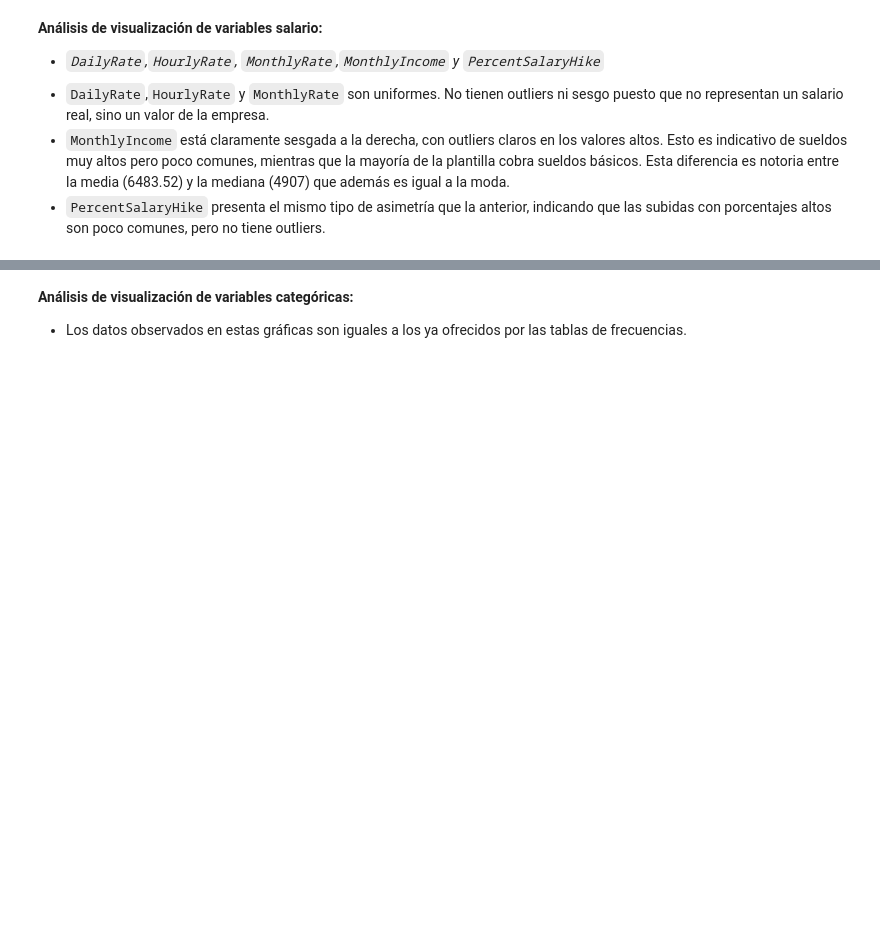
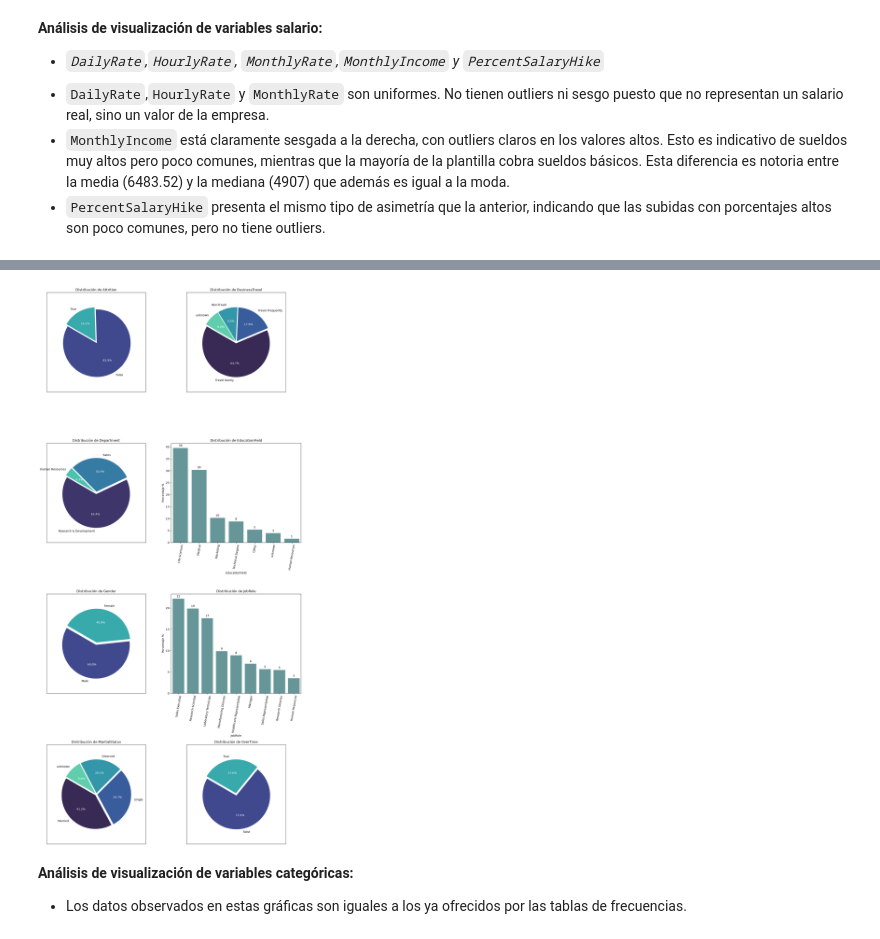
Before and after one commit to Adalab/project-da-promo-67-modulo-3-team-2, a Jupyter notebook: src/notebooks/02_Analisis.ipynb, the cells around one changed output, grey strips where cells are left out. Saved outputs shown, nothing was run; the diff lists cells and outputs as text; code cells hidden in the pictures; blank space fills up the shorter version.

Commit message:
errores menores y cambio en graficas pie y de barras

```diff
--- a/src/notebooks/02_Analisis.ipynb
+++ b/src/notebooks/02_Analisis.ipynb
@@ -533,3 +487,73 @@ plt.show()
+# %%
+n_variables = len(variables_categoricas)
+n_cols = 2
+n_rows = -(-n_variables // n_cols)  # redondeo hacia arriba
+
+fig, axes = plt.subplots(nrows=n_rows, ncols=n_cols, figsize=(14, 7 * n_rows))
+axes = axes.flat
+
+for i, columna in enumerate(variables_categoricas):
+
+    n_categorias = df_final[columna].nunique()
+    ax = axes[i]
+
+    if n_categorias > 5:
+        # Gráfico de barras para variables con muchas categorías
+        porcentajes = (
+            df_final[columna]
+            .value_counts(normalize=True)
+            .mul(100)
+            .reset_index()
+        )
+        porcentajes.columns = [columna, "porcentaje"]
+        orden = df_final[columna].value_counts().index
+
+        sns.barplot(
+            data=porcentajes,
+            x=columna,
+            y='porcentaje',
+            order=orden,
+            color='cadetblue',
+            ax=ax
+        )
+        ax.set_title(f"Distribución de {columna}", fontsize=12)
+        ax.set_xlabel(columna)
+        ax.set_ylabel("Porcentaje %")
+        ax.tick_params(axis="x", rotation=80)
+        for container in ax.containers:
+            ax.bar_label(container, fmt="%d", label_type="edge", padding=3)
+
+    else:
+        # Pie para variables con pocas categorías
+        conteo = df_final[columna].value_counts()
+
+        wedges, textos_categoria, textos_porcentaje = ax.pie(
+            conteo.values,
+            labels=conteo.index,
+            autopct='%1.1f%%',
+            colors=sns.color_palette('mako', len(conteo)),
+            startangle=150,
+            explode=[0.03] * len(conteo),
+            radius=0.85
+        )
+        for texto in textos_categoria:
+            texto.set_color('black')
+        for texto in textos_porcentaje:
+            texto.set_color('white')
+        ax.set_title(f"Distribución de {columna}", fontsize=12)
+
+        ax.set_frame_on(True)            # Activamos el marco exterior del subgráfico
+        ax.get_xaxis().set_visible(False) # Ocultamos los números y marcas de abajo
+        ax.get_yaxis().set_visible(False)
+
+# Ocultamos los subplots que sobren si el número de variables es impar
+for j in range(i + 1, len(axes)):
+    axes[j].set_visible(False)
+
+plt.tight_layout()
+plt.show()
+# %% [output]
+[figure, added]
 # %% [markdown]
 **Análisis de visualización de variables categóricas:**
 
```
Also changed, not shown: parts of 1 cell of this notebook, 2 other files.
